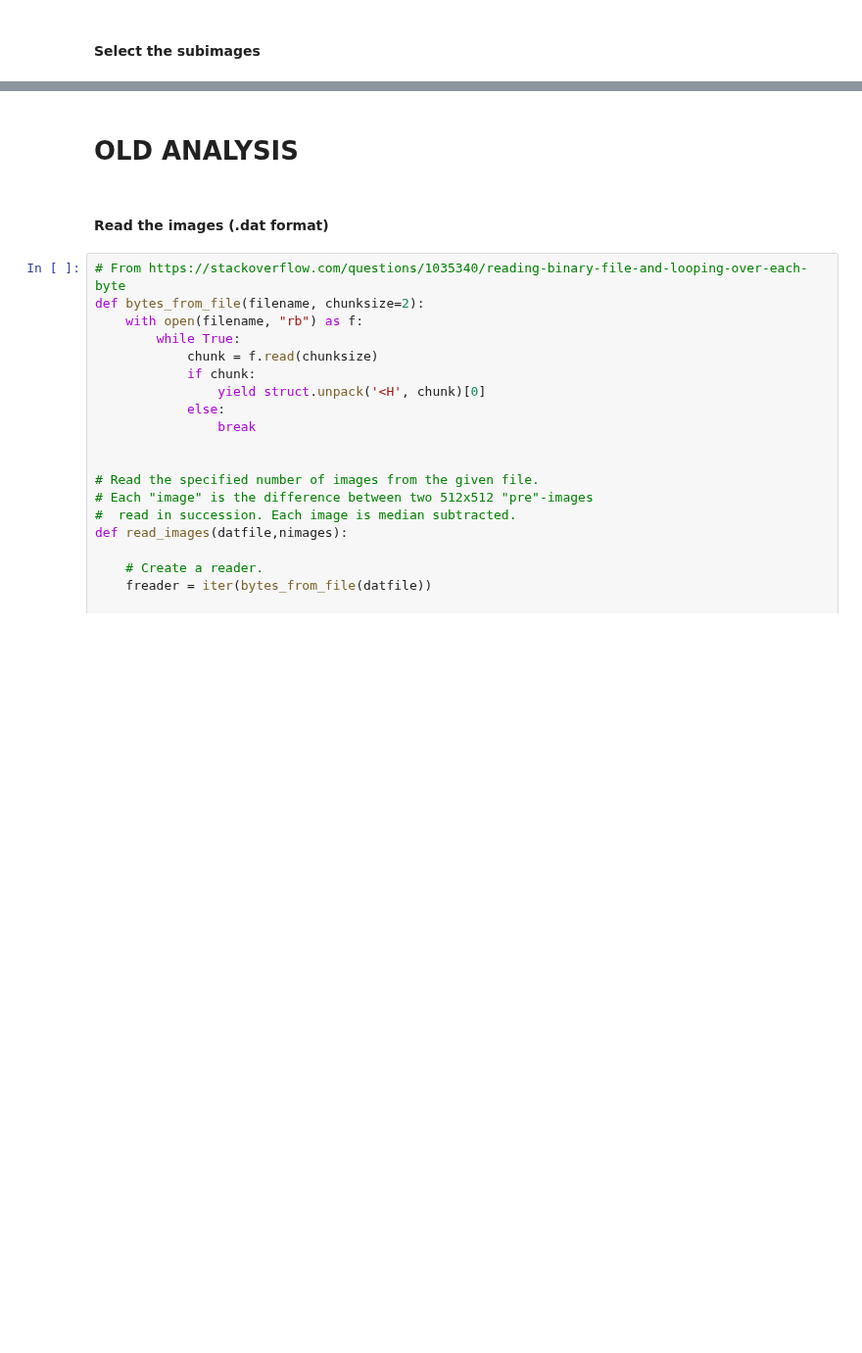
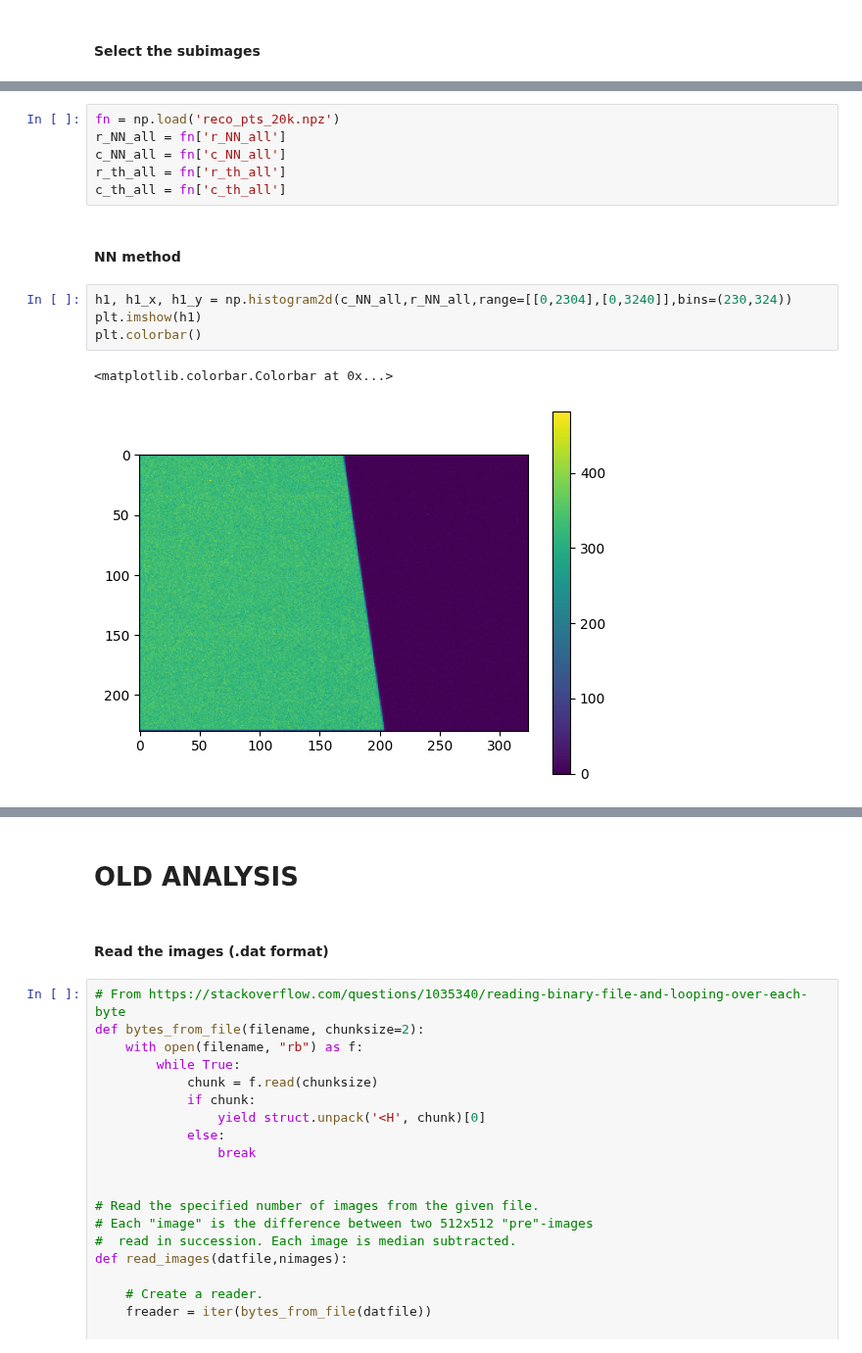
Before and after one commit to jerenner/emsim, a Jupyter notebook: notebooks/emsim_dataproc.ipynb, the cells around one changed output, grey strips where cells are left out. Shown at 98% size. Drawn from its saved outputs; the diff is of its cells as text; blank space fills up the shorter version.

```diff
--- a/notebooks/emsim_dataproc.ipynb
+++ b/notebooks/emsim_dataproc.ipynb
@@ -536,0 +892,15 @@ for datfile in datfiles: #[2:3]:
+# %%
+fn = np.load('reco_pts_20k.npz')
+r_NN_all = fn['r_NN_all']
+c_NN_all = fn['c_NN_all']
+r_th_all = fn['r_th_all']
+c_th_all = fn['c_th_all']
+# %% [markdown]
+#### NN method
+# %%
+h1, h1_x, h1_y = np.histogram2d(c_NN_all,r_NN_all,range=[[0,2304],[0,3240]],bins=(230,324))
+plt.imshow(h1)
+plt.colorbar()
+# %% [output]
+<matplotlib.colorbar.Colorbar at 0x...>
+[figure, added]
```
Also changed, not shown: parts of 45 cells of this notebook, 1 other file.
